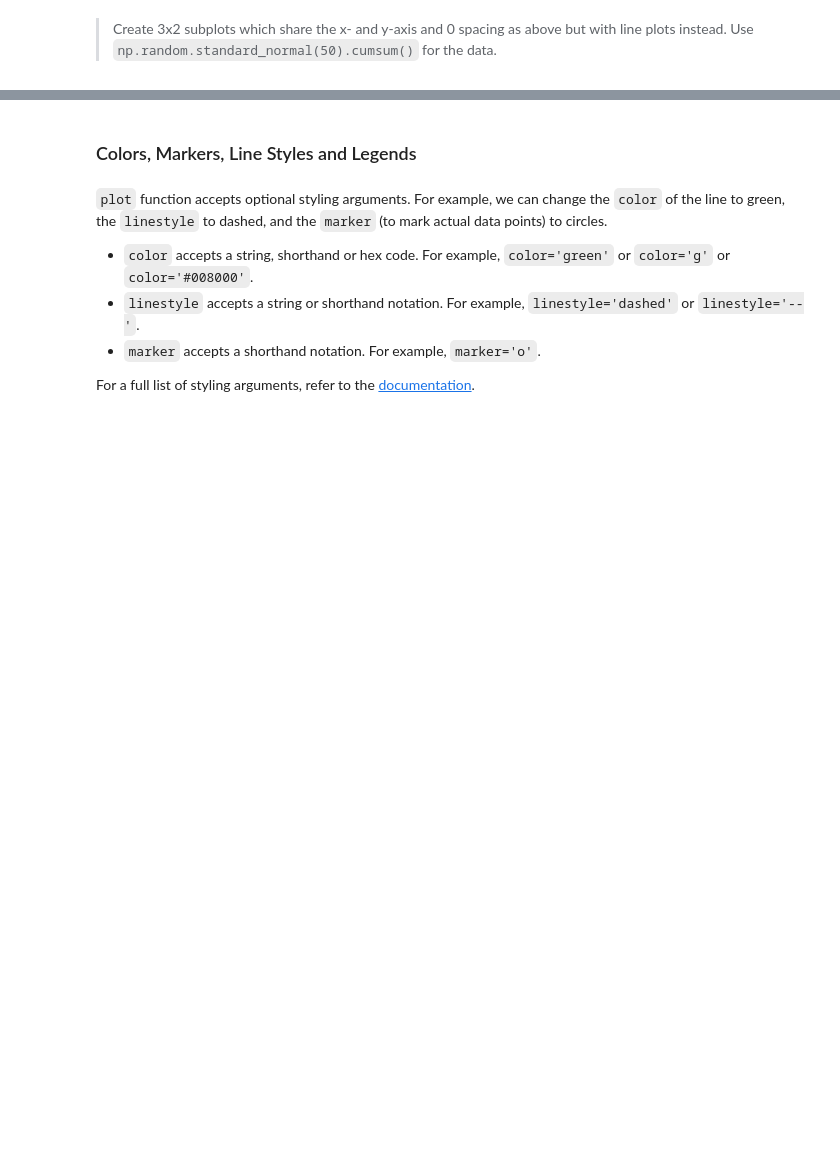
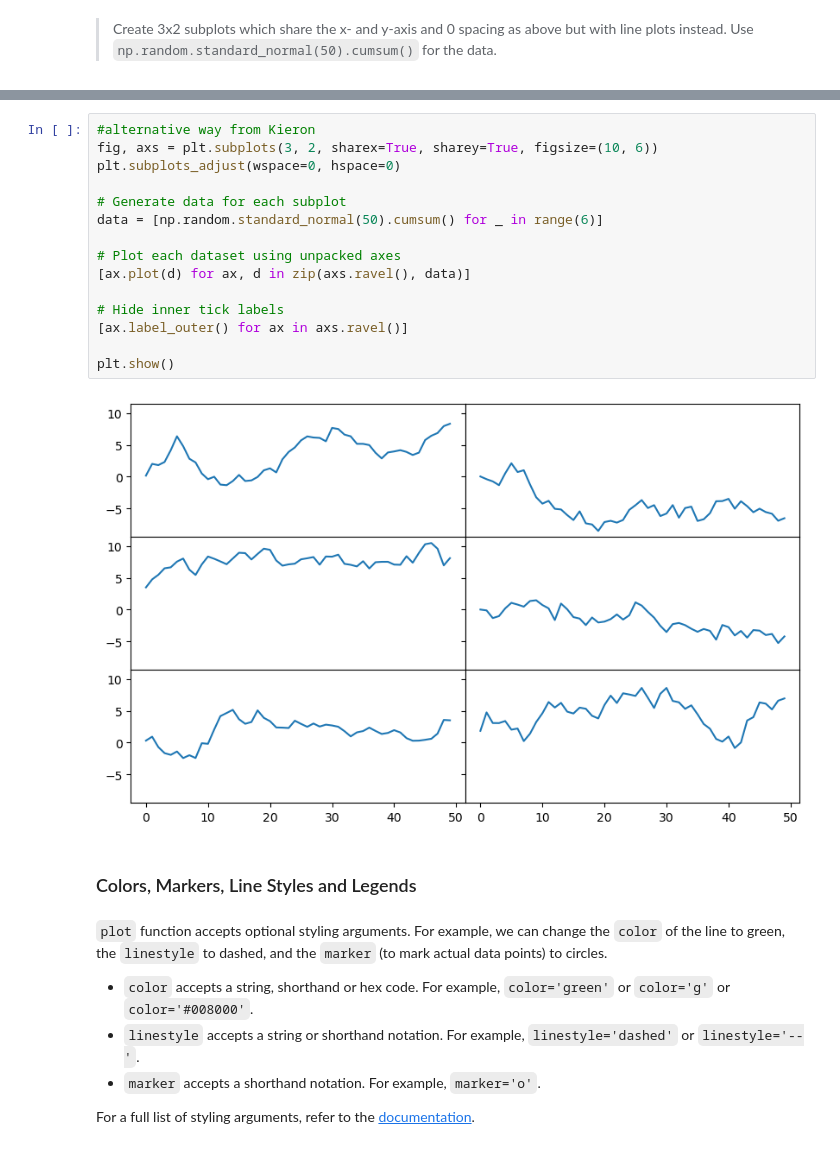
Before and after one commit to spideyeng/5m-data-1.10-visualization, a Jupyter notebook: notebooks/data_visualization_lesson.ipynb, the cells around one changed output, grey strips where cells are left out. Cells and saved outputs as stored; diff of their text form; blank space fills up the shorter version.

```diff
--- a/notebooks/data_visualization_lesson.ipynb
+++ b/notebooks/data_visualization_lesson.ipynb
@@ -136,3 +162,20 @@ fig.subplots_adjust(wspace=0, hspace=0)
+# %%
+#alternative way from Kieron
+fig, axs = plt.subplots(3, 2, sharex=True, sharey=True, figsize=(10, 6))
+plt.subplots_adjust(wspace=0, hspace=0)
+
+# Generate data for each subplot
+data = [np.random.standard_normal(50).cumsum() for _ in range(6)]
+
+# Plot each dataset using unpacked axes
+[ax.plot(d) for ax, d in zip(axs.ravel(), data)]
+
+# Hide inner tick labels
+[ax.label_outer() for ax in axs.ravel()]
+
+plt.show()
+# %% [output]
+[figure, added]
 # %% [markdown]
 ### Colors, Markers, Line Styles and Legends
 # %% [markdown]
```
Also changed, not shown: parts of 37 cells of this notebook, 2 other files.
